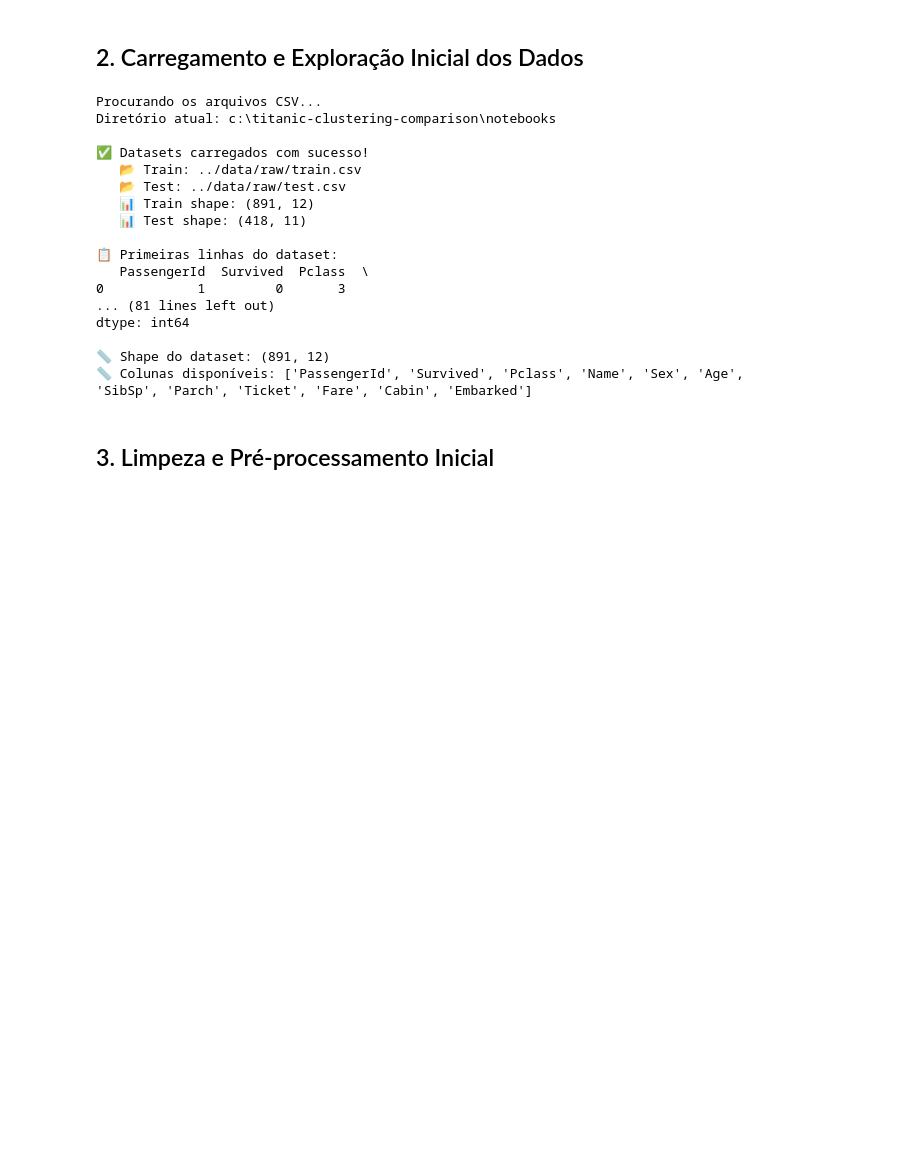
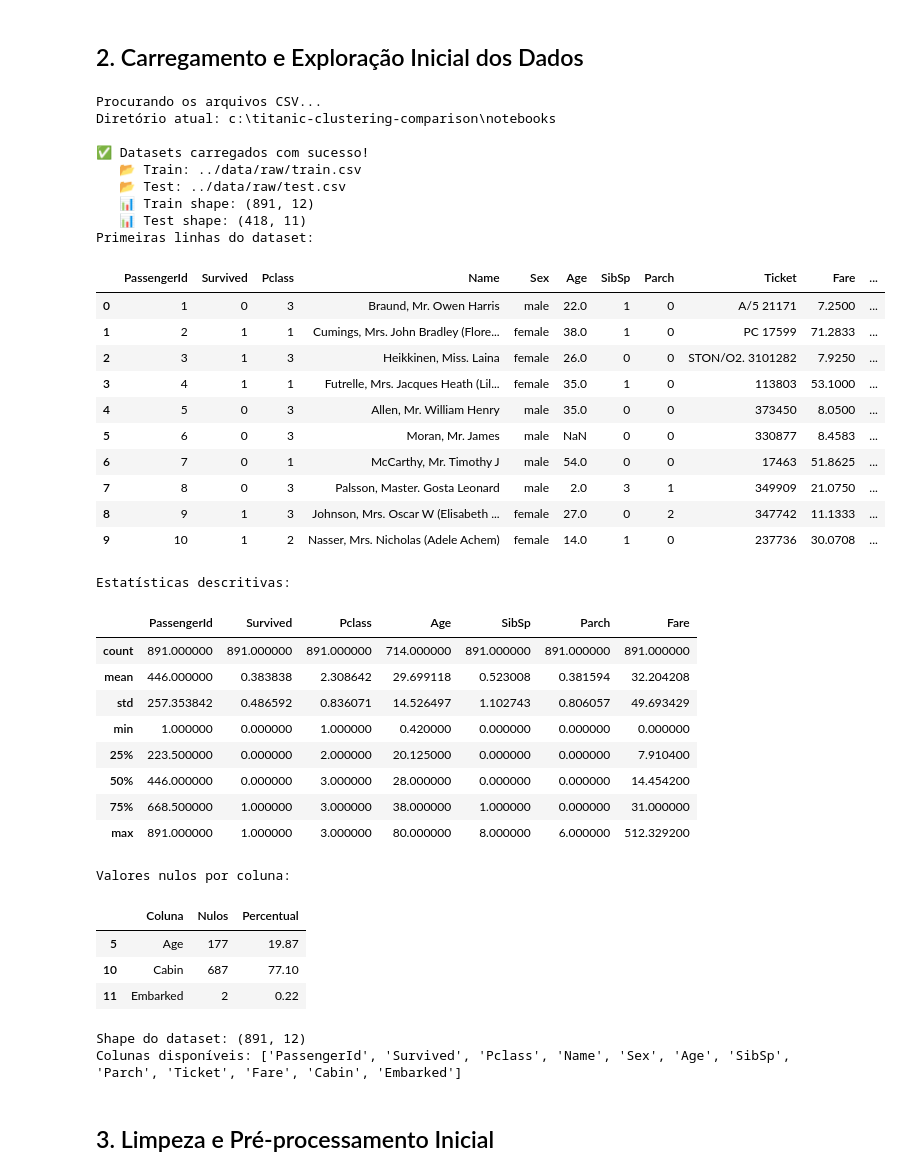
Before and after one commit to jvictornobre27/titanic-clustering-comparison, a Jupyter notebook: notebooks/titanic_clustering.ipynb, the cells around one changed output. Drawn from its saved outputs; the diff is of its cells as text; code cells hidden in the pictures; blank space fills up the shorter version.

```diff
--- a/notebooks/titanic_clustering.ipynb
+++ b/notebooks/titanic_clustering.ipynb
@@ -89,54 +95,75 @@ for train_path, test_path in possible_paths:
     except FileNotFoundError:
         continue
 
 if df_train is None or df_test is None:
     print("❌ ERRO: Arquivos train.csv e test.csv não encontrados!")
     print("\n📋 Caminhos tentados:")
     for train_path, test_path in possible_paths:
         print(f"   • {train_path}")
     print("\n💡 Soluções:")
     print("   1. Coloque os arquivos em: data/raw/train.csv e data/raw/test.csv")
     print("   2. Ou coloque na pasta raiz do projeto")
     print(f"   3. Seu diretório atual é: {os.getcwd()}")
     raise FileNotFoundError("Arquivos CSV não encontrados em nenhum caminho conhecido")
 
 # Usando apenas o train.csv (maior volume de dados)
 df = df_train.copy()
 
 # Visualização inicial
-print("\n📋 Primeiras linhas do dataset:")
-print(df.head(10))
+print("Primeiras linhas do dataset:")
+display(df.head(10))
 
-print("\n📊 Informações gerais:")
-print(df.info())
+print("\nEstatísticas descritivas:")
+display(df.describe())
 
-print("\n📈 Estatísticas descritivas:")
-print(df.describe())
+print("\nValores nulos por coluna:")
+null_df = pd.DataFrame({
+    'Coluna': df.columns,
+    'Nulos': df.isnull().sum().values,
+    'Percentual': (df.isnull().sum().values / len(df) * 100).round(2)
+})
+display(null_df[null_df['Nulos'] > 0])
 
-print("\n🔍 Valores nulos por coluna:")
-null_counts = df.isnull().sum()
-print(null_counts[null_counts > 0])
-
-print(f"\n📏 Shape do dataset: {df.shape}")
-print(f"📏 Colunas disponíveis: {df.columns.tolist()}")
+print(f"\nShape do dataset: {df.shape}")
+print(f"Colunas disponíveis: {df.columns.tolist()}")
 # %% [output]
 Procurando os arquivos CSV...
 Diretório atual: c:\titanic-clustering-comparison\notebooks
 
 ✅ Datasets carregados com sucesso!
    📂 Train: ../data/raw/train.csv
    📂 Test: ../data/raw/test.csv
    📊 Train shape: (891, 12)
    📊 Test shape: (418, 11)
-
-📋 Primeiras linhas do dataset:
-   PassengerId  Survived  Pclass  \
-0            1         0       3
-... (81 lines left out)
-dtype: int64
-
-📏 Shape do dataset: (891, 12)
-📏 Colunas disponíveis: ['PassengerId', 'Survived', 'Pclass', 'Name', 'Sex', 'Age', 'SibSp', 'Parch', 'Ticket', 'Fare', 'Cabin', 'Embarked']
+Primeiras linhas do dataset:
+|  | PassengerId | Survived | Pclass | Name | Sex | Age | SibSp | Parch | Ticket | Fare | ... |
+| 0 | 1 | 0 | 3 | Braund, Mr. Owen Harris | male | 22.0 | 1 | 0 | A/5 21171 | 7.2500 | ... |
+| 1 | 2 | 1 | 1 | Cumings, Mrs. John Bradley (Flore... | female | 38.0 | 1 | 0 | PC 17599 | 71.2833 | ... |
+| 2 | 3 | 1 | 3 | Heikkinen, Miss. Laina | female | 26.0 | 0 | 0 | STON/O2. 3101282 | 7.9250 | ... |
+| 3 | 4 | 1 | 1 | Futrelle, Mrs. Jacques Heath (Lil... | female | 35.0 | 1 | 0 | 113803 | 53.1000 | ... |
+| 4 | 5 | 0 | 3 | Allen, Mr. William Henry | male | 35.0 | 0 | 0 | 373450 | 8.0500 | ... |
+| 5 | 6 | 0 | 3 | Moran, Mr. James | male | NaN | 0 | 0 | 330877 | 8.4583 | ... |
+| 6 | 7 | 0 | 1 | McCarthy, Mr. Timothy J | male | 54.0 | 0 | 0 | 17463 | 51.8625 | ... |
+| 7 | 8 | 0 | 3 | Palsson, Master. Gosta Leonard | male | 2.0 | 3 | 1 | 349909 | 21.0750 | ... |
+| 8 | 9 | 1 | 3 | Johnson, Mrs. Oscar W (Elisabeth ... | female | 27.0 | 0 | 2 | 347742 | 11.1333 | ... |
+| 9 | 10 | 1 | 2 | Nasser, Mrs. Nicholas (Adele Achem) | female | 14.0 | 1 | 0 | 237736 | 30.0708 | ... |
+Estatísticas descritivas:
+|  | PassengerId | Survived | Pclass | Age | SibSp | Parch | Fare |
+| count | 891.000000 | 891.000000 | 891.000000 | 714.000000 | 891.000000 | 891.000000 | 891.000000 |
+| mean | 446.000000 | 0.383838 | 2.308642 | 29.699118 | 0.523008 | 0.381594 | 32.204208 |
+| std | 257.353842 | 0.486592 | 0.836071 | 14.526497 | 1.102743 | 0.806057 | 49.693429 |
+| min | 1.000000 | 0.000000 | 1.000000 | 0.420000 | 0.000000 | 0.000000 | 0.000000 |
+| 25% | 223.500000 | 0.000000 | 2.000000 | 20.125000 | 0.000000 | 0.000000 | 7.910400 |
+| 50% | 446.000000 | 0.000000 | 3.000000 | 28.000000 | 0.000000 | 0.000000 | 14.454200 |
+| 75% | 668.500000 | 1.000000 | 3.000000 | 38.000000 | 1.000000 | 0.000000 | 31.000000 |
+| max | 891.000000 | 1.000000 | 3.000000 | 80.000000 | 8.000000 | 6.000000 | 512.329200 |
+Valores nulos por coluna:
+|  | Coluna | Nulos | Percentual |
+| 5 | Age | 177 | 19.87 |
+| 10 | Cabin | 687 | 77.10 |
+| 11 | Embarked | 2 | 0.22 |
+Shape do dataset: (891, 12)
+Colunas disponíveis: ['PassengerId', 'Survived', 'Pclass', 'Name', 'Sex', 'Age', 'SibSp', 'Parch', 'Ticket', 'Fare', 'Cabin', 'Embarked']
 # %% [markdown]
  ## 3. Limpeza e Pré-processamento Inicial
 # %%
```
Also changed, not shown: parts of 17 cells of this notebook, 13 other files.
